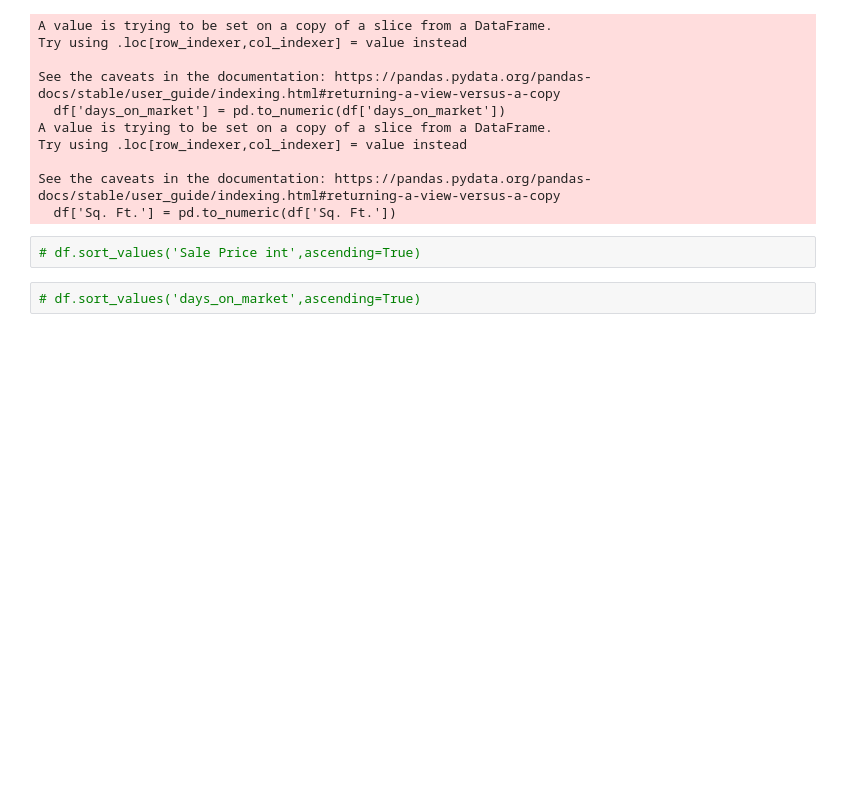
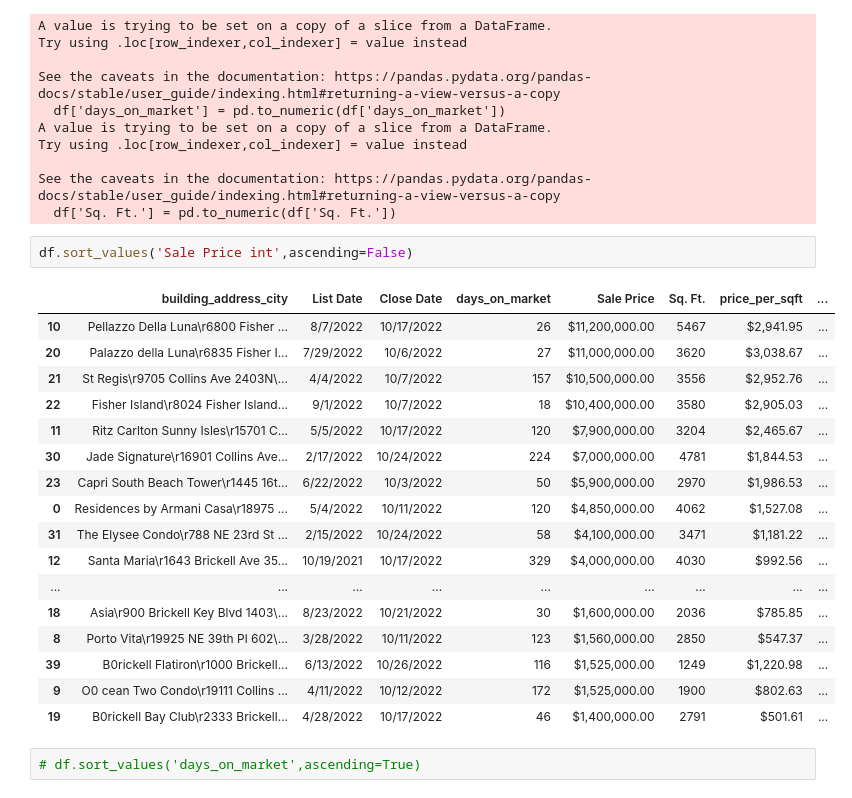
Before and after one commit to trd-digital/trd-news-interactive-maps, a Jupyter notebook: CondoSalesOctober2022/October2022CondoSales.ipynb, the cells around one changed output. Drawn from its saved outputs; the diff is of its cells as text; blank space fills up the shorter version.

```diff
--- a/CondoSalesOctober2022/October2022CondoSales.ipynb
+++ b/CondoSalesOctober2022/October2022CondoSales.ipynb
@@ -325,7 +325,25 @@ Try using .loc[row_indexer,col_indexer] = value instead
 See the caveats in the documentation: https://pandas.pydata.org/pandas-docs/stable/user_guide/indexing.html#returning-a-view-versus-a-copy
   df['Sq. Ft.'] = pd.to_numeric(df['Sq. Ft.'])
 # %%
-# df.sort_values('Sale Price int',ascending=True)
+df.sort_values('Sale Price int',ascending=False)
+# %% [output]
+|  | building_address_city | List Date | Close Date | days_on_market | Sale Price | Sq. Ft. | price_per_sqft | ... |
+| 10 | Pellazzo Della Luna\r6800 Fisher ... | 8/7/2022 | 10/17/2022 | 26 | $11,200,000.00 | 5467 | $2,941.95 | ... |
+| 20 | Palazzo della Luna\r6835 Fisher I... | 7/29/2022 | 10/6/2022 | 27 | $11,000,000.00 | 3620 | $3,038.67 | ... |
+| 21 | St Regis\r9705 Collins Ave 2403N\... | 4/4/2022 | 10/7/2022 | 157 | $10,500,000.00 | 3556 | $2,952.76 | ... |
+| 22 | Fisher Island\r8024 Fisher Island... | 9/1/2022 | 10/7/2022 | 18 | $10,400,000.00 | 3580 | $2,905.03 | ... |
+| 11 | Ritz Carlton Sunny Isles\r15701 C... | 5/5/2022 | 10/17/2022 | 120 | $7,900,000.00 | 3204 | $2,465.67 | ... |
+| 30 | Jade Signature\r16901 Collins Ave... | 2/17/2022 | 10/24/2022 | 224 | $7,000,000.00 | 4781 | $1,844.53 | ... |
+| 23 | Capri South Beach Tower\r1445 16t... | 6/22/2022 | 10/3/2022 | 50 | $5,900,000.00 | 2970 | $1,986.53 | ... |
+| 0 | Residences by Armani Casa\r18975 ... | 5/4/2022 | 10/11/2022 | 120 | $4,850,000.00 | 4062 | $1,527.08 | ... |
+| 31 | The Elysee Condo\r788 NE 23rd St ... | 2/15/2022 | 10/24/2022 | 58 | $4,100,000.00 | 3471 | $1,181.22 | ... |
+| 12 | Santa Maria\r1643 Brickell Ave 35... | 10/19/2021 | 10/17/2022 | 329 | $4,000,000.00 | 4030 | $992.56 | ... |
+| ... | ... | ... | ... | ... | ... | ... | ... | ... |
+| 18 | Asia\r900 Brickell Key Blvd 1403\... | 8/23/2022 | 10/21/2022 | 30 | $1,600,000.00 | 2036 | $785.85 | ... |
+| 8 | Porto Vita\r19925 NE 39th Pl 602\... | 3/28/2022 | 10/11/2022 | 123 | $1,560,000.00 | 2850 | $547.37 | ... |
+| 39 | B0rickell Flatiron\r1000 Brickell... | 6/13/2022 | 10/26/2022 | 116 | $1,525,000.00 | 1249 | $1,220.98 | ... |
+| 9 | O0 cean Two Condo\r19111 Collins ... | 4/11/2022 | 10/12/2022 | 172 | $1,525,000.00 | 1900 | $802.63 | ... |
+| 19 | B0rickell Bay Club\r2333 Brickell... | 4/28/2022 | 10/17/2022 | 46 | $1,400,000.00 | 2791 | $501.61 | ... |
 # %%
 # df.sort_values('days_on_market',ascending=True)
 # %% [markdown]
```
Also changed, not shown: parts of 5 cells of this notebook, 4 other files.
